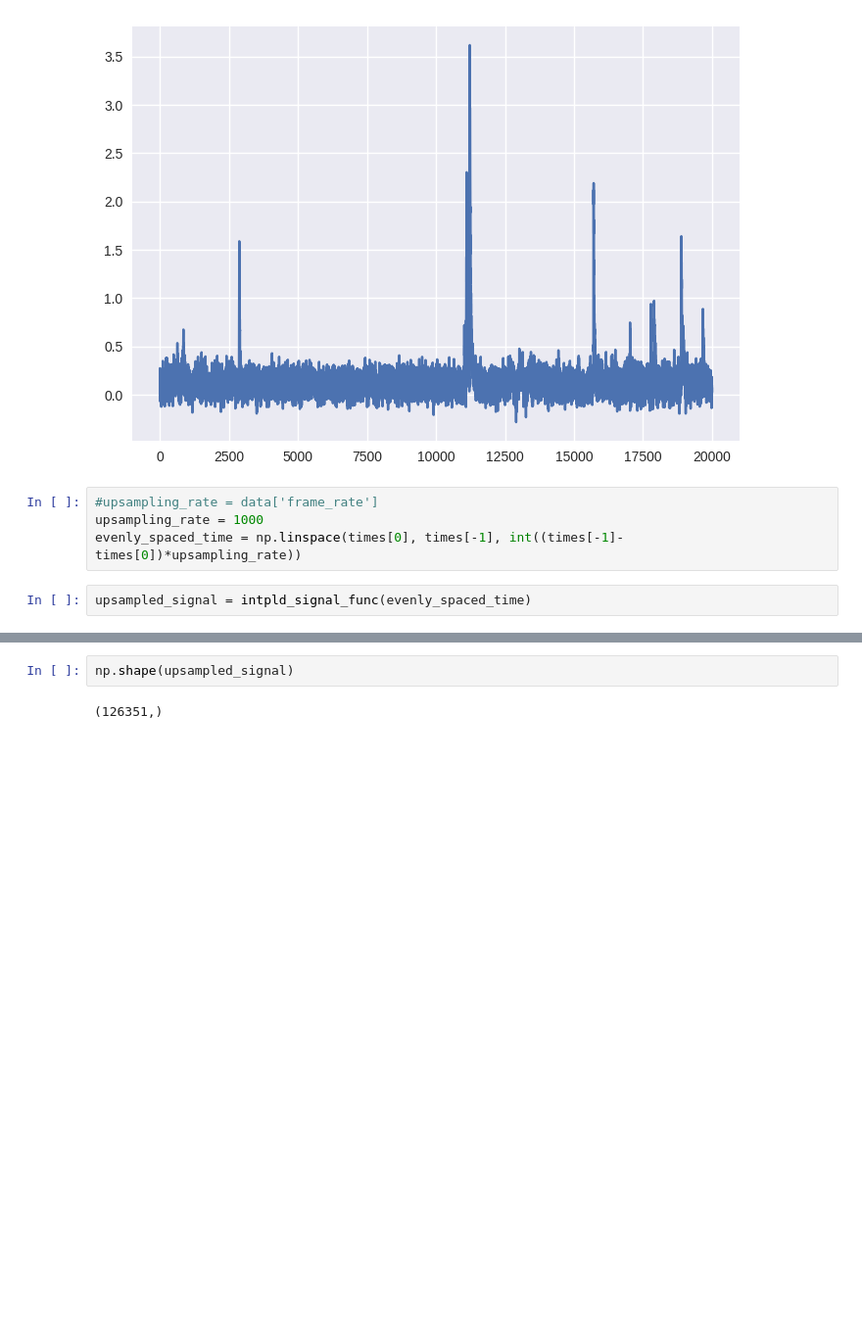
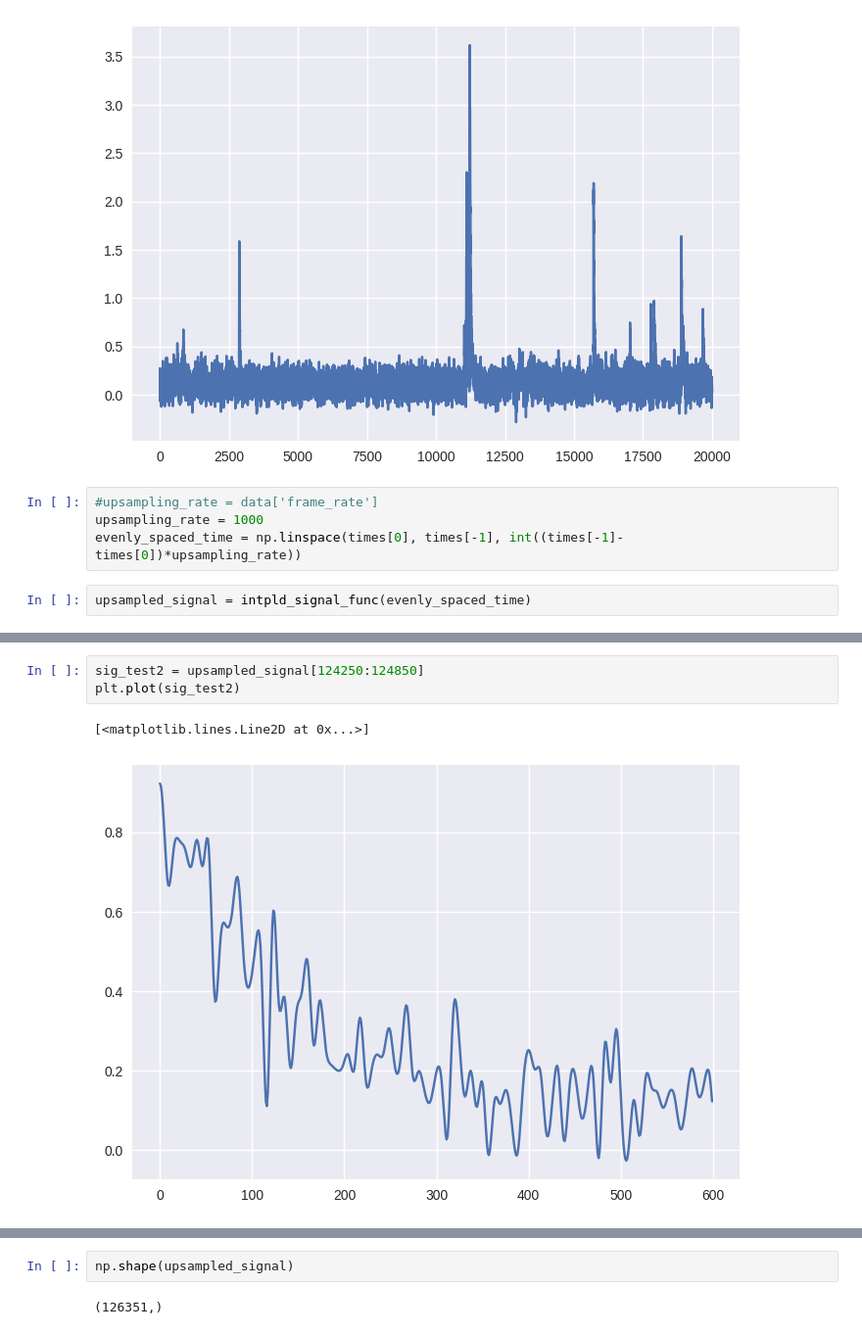
Before and after one commit to mjoudy/Cascade, a Jupyter notebook: cascade_download.ipynb, the cells around one changed output, grey strips where cells are left out. Shown at 98% size. Saved outputs shown, nothing was run; the diff lists cells and outputs as text; blank space fills up the shorter version.

```diff
--- a/cascade_download.ipynb
+++ b/cascade_download.ipynb
@@ -256,0 +283,6 @@ upsampled_signal = intpld_signal_func(evenly_spaced_time)
+# %%
+sig_test2 = upsampled_signal[124250:124850]
+plt.plot(sig_test2)
+# %% [output]
+[<matplotlib.lines.Line2D at 0x...>]
+[figure, added]
```
Also changed, not shown: parts of 7 cells of this notebook, 1 other file.
